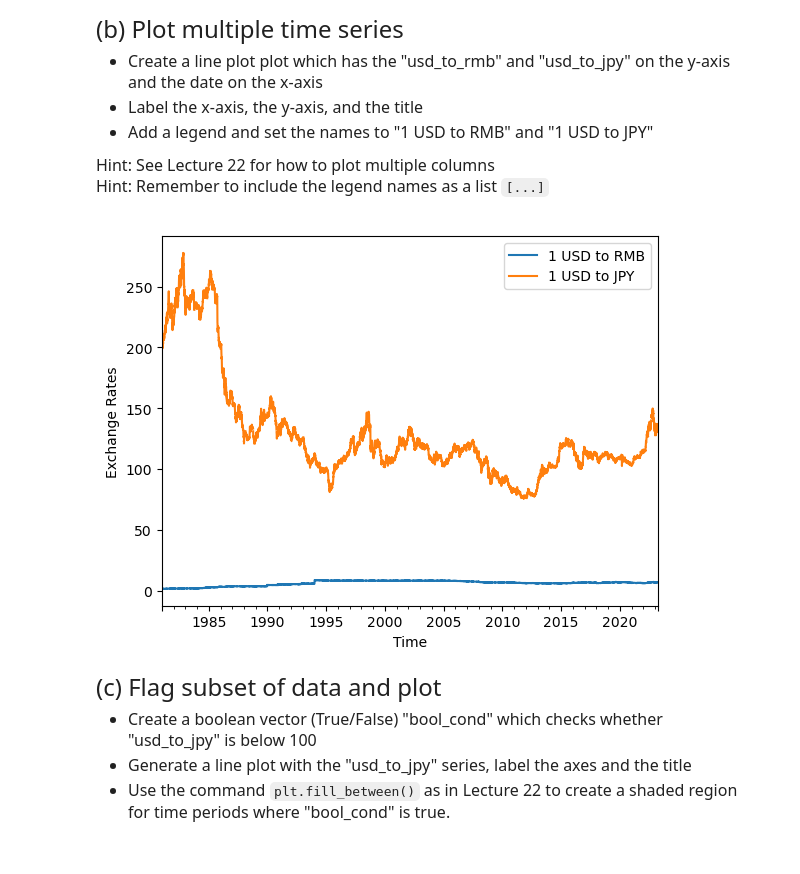
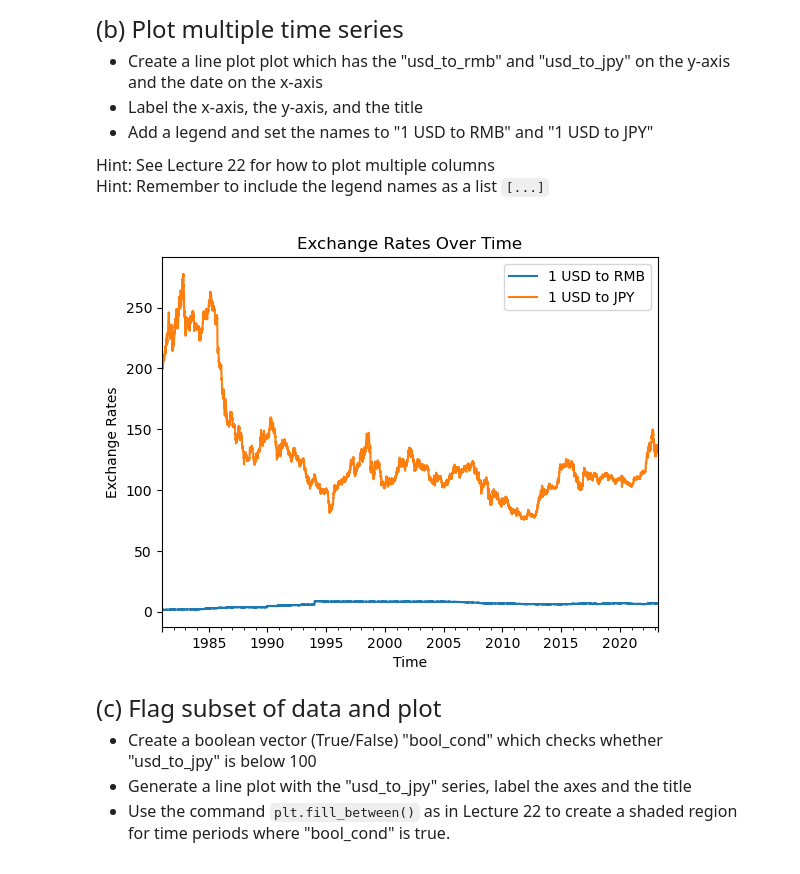
Before and after one commit to 22simrenk/QTM151ClassNotes, a Jupyter notebook: assignment10/assignment10.ipynb, the cells around one changed output. Saved outputs shown, nothing was run; the diff lists cells and outputs as text; code cells hidden in the pictures.

```diff
--- a/assignment10/assignment10.ipynb
+++ b/assignment10/assignment10.ipynb
@@ -67,17 +67,18 @@
 # %%
 # Write your own code
 
 exchange_rates = exchange_rates.sort_values("date_string_dt",ascending = True)
 
 exchange_rates[["date_string_dt","usd_to_rmb","usd_to_jpy"]].set_index("date_string_dt").plot()
 
 plt.xlabel("Time")
 plt.ylabel("Exchange Rates")
+plt.title("Exchange Rates Over Time")
 plt.legend(["1 USD to RMB","1 USD to JPY"])
 
 plt.show()
 # %% [output]
-[figure, old version]
+[figure, new version]
 # %% [markdown]
 <font size = "5">
 
```
Also changed, not shown: 6 other files.
